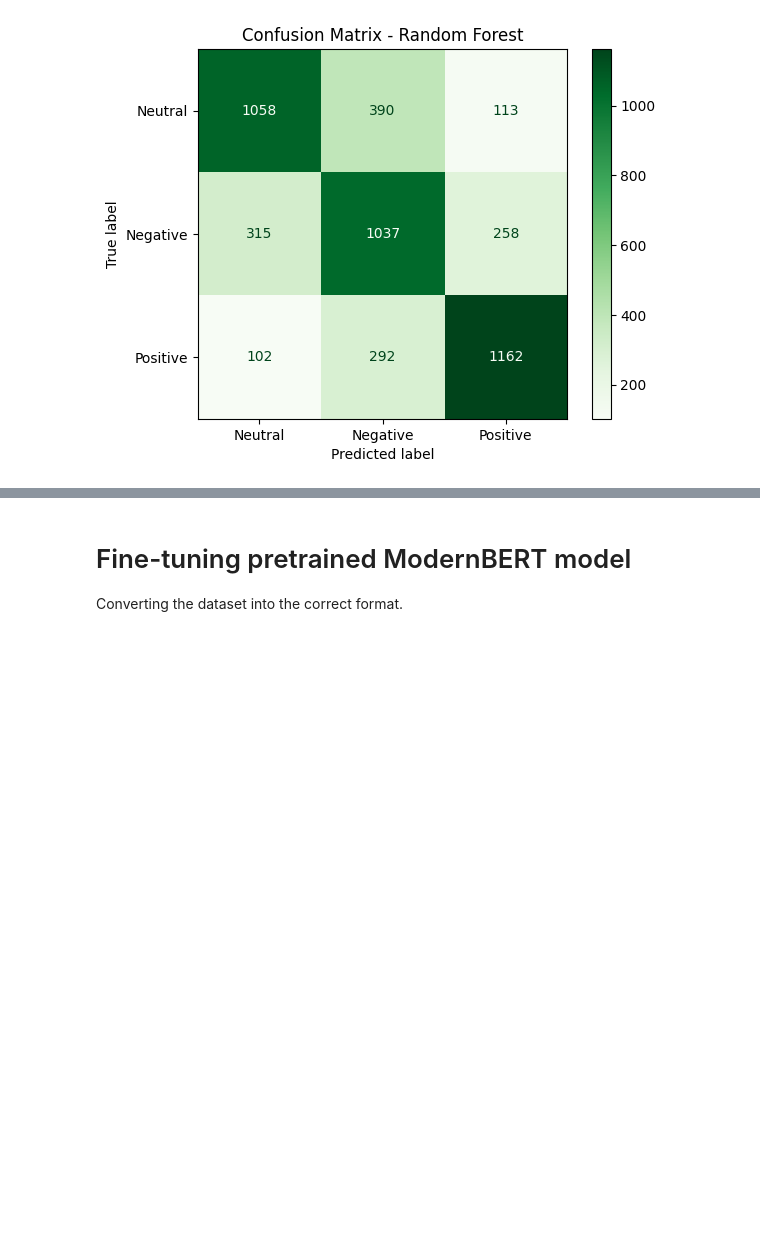
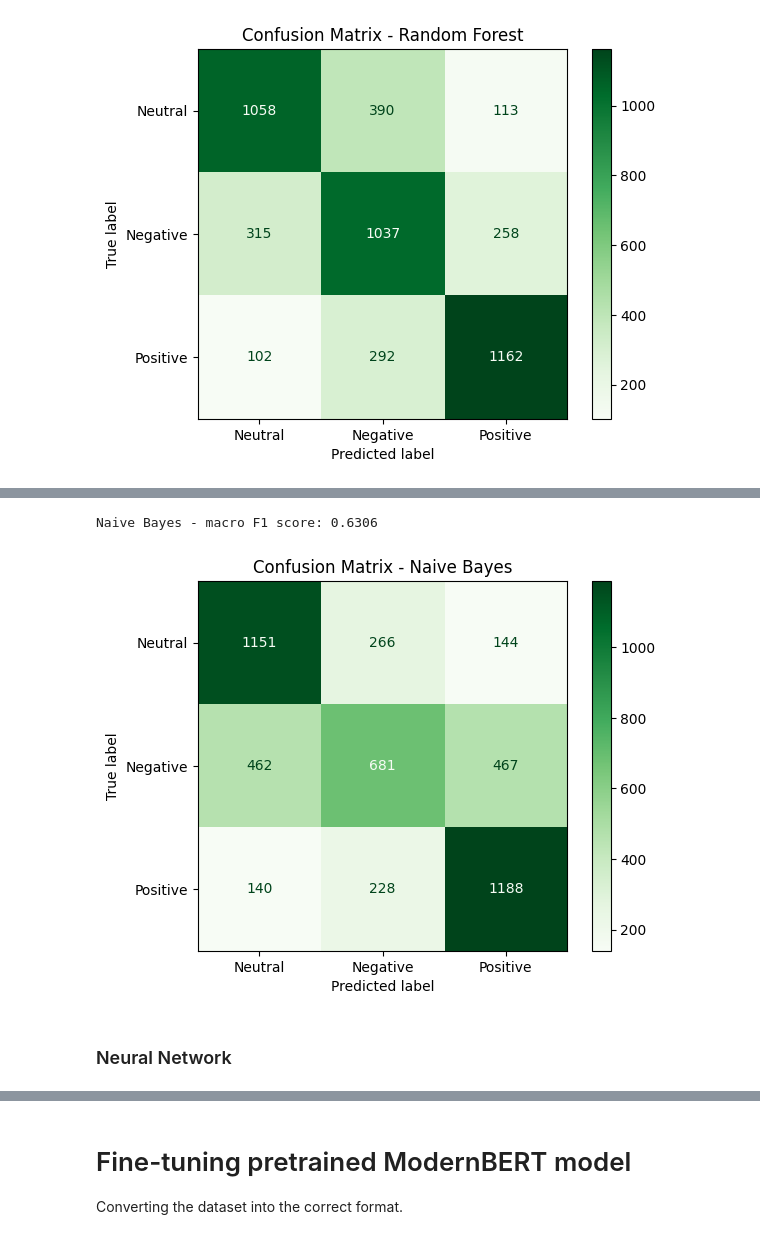
Before and after one commit to AnnaBorosh/BDA2025_project, a Jupyter notebook: notebooks/Sentiment_analysis.ipynb, the cells around one changed output, grey strips where cells are left out. Saved outputs shown, nothing was run; the diff lists cells and outputs as text; code cells hidden in the pictures; blank space fills up the shorter version.

```diff
--- a/notebooks/Sentiment_analysis.ipynb
+++ b/notebooks/Sentiment_analysis.ipynb
@@ -251,0 +273,34 @@ plt.show()
+# %%
+from sklearn.naive_bayes import MultinomialNB
+
+def tune_naive_bayes(X_train, y_train, X_val, y_val, param_grid):
+    best_model = None
+    best_params = None
+    best_score = 0
+
+    param_combinations = product(*param_grid.values())
+
+    for params in param_combinations:
+        current_params = dict(zip(param_grid.keys(), params))
+        print(current_params)
+        model = MultinomialNB(**current_params)
+        model.fit(X_train, y_train)
+        val_predictions = model.predict(X_val)
+        val_score = accuracy_score(y_val, val_predictions)
+        print(f"Validation accuracy: {val_score:.4f}\n")
+
+        if val_score > best_score:
+            best_score = val_score
+            best_model = model
+            best_params = current_params
+
+    print("Best Parameters:", best_params)
+    print("Best Validation Accuracy:", best_score)
+
+    return best_model, best_params, best_score
+# %%
+param_grid = {
+    'alpha': [0.1, 0.5, 1.0, 2.0, 5.0]
+}
+# %%
+best_model_nb, best_params_nb, best_score_nb = tune_naive_bayes(X_train_vec, y_train, X_val_vec, y_val, param_grid)
@@ -251,0 +325,3 @@ plt.show()
+# %%
+pred_nb = best_model_nb.predict(X_test_vec)
+print(classification_report(y_test, pred_nb))
@@ -251,0 +338,16 @@ plt.show()
+# %%
+macro_f1_nb = f1_score(y_test, pred_nb, average='macro')
+print(f"Naive Bayes - macro F1 score: {macro_f1_nb:.4f}")
+# %% [output]
+Naive Bayes - macro F1 score: 0.6306
+# %%
+cm_nb = confusion_matrix(y_test, pred_nb)
+labels = ['Neutral', 'Negative', 'Positive']
+disp = ConfusionMatrixDisplay(confusion_matrix=cm_nb, display_labels=labels)
+disp.plot(cmap=plt.cm.Greens)
+plt.title("Confusion Matrix - Naive Bayes")
+plt.show()
+# %% [output]
+[figure, added]
+# %% [markdown]
+### Neural Network
```
Also changed, not shown: parts of 14 cells of this notebook, 1 other file.
